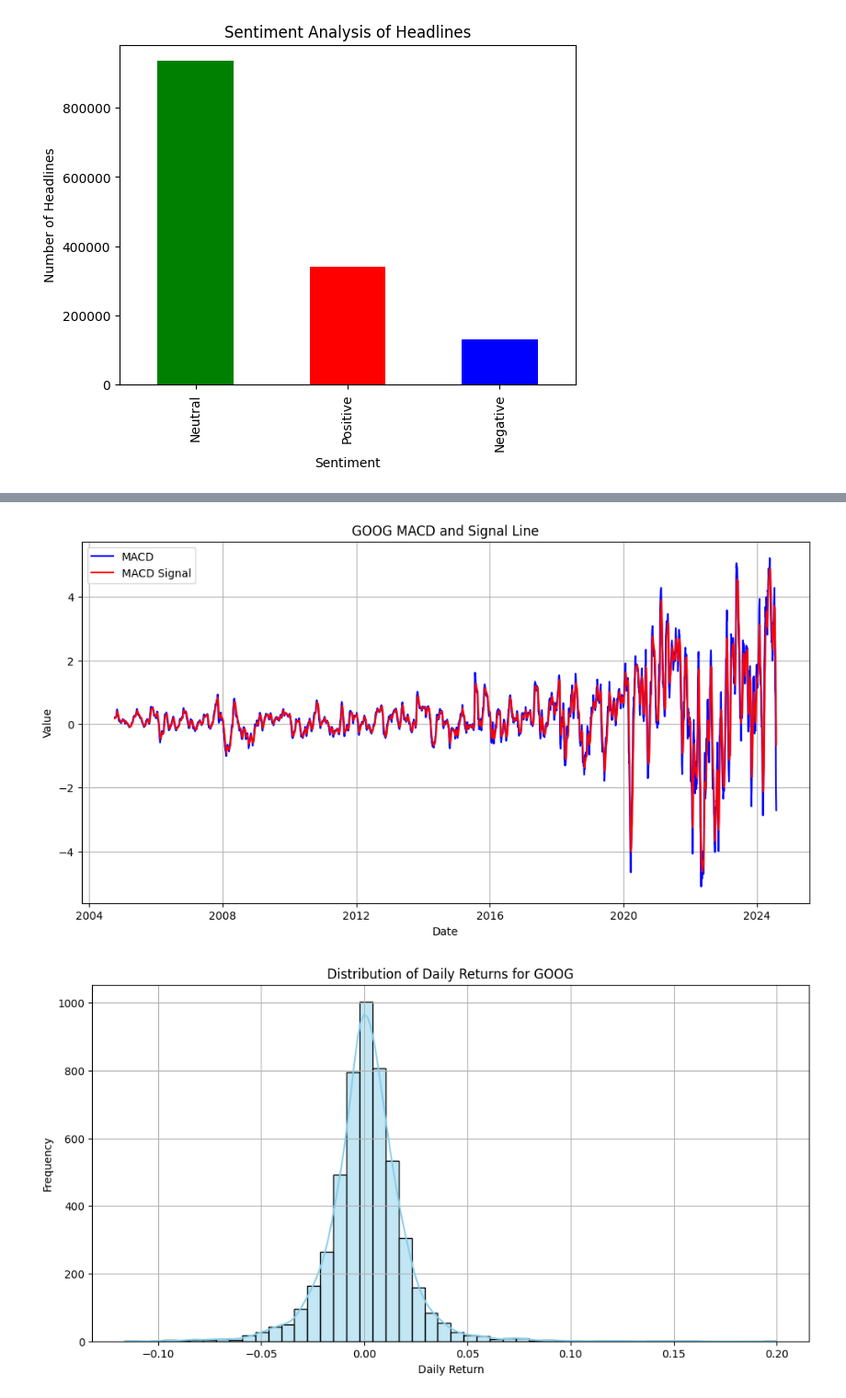
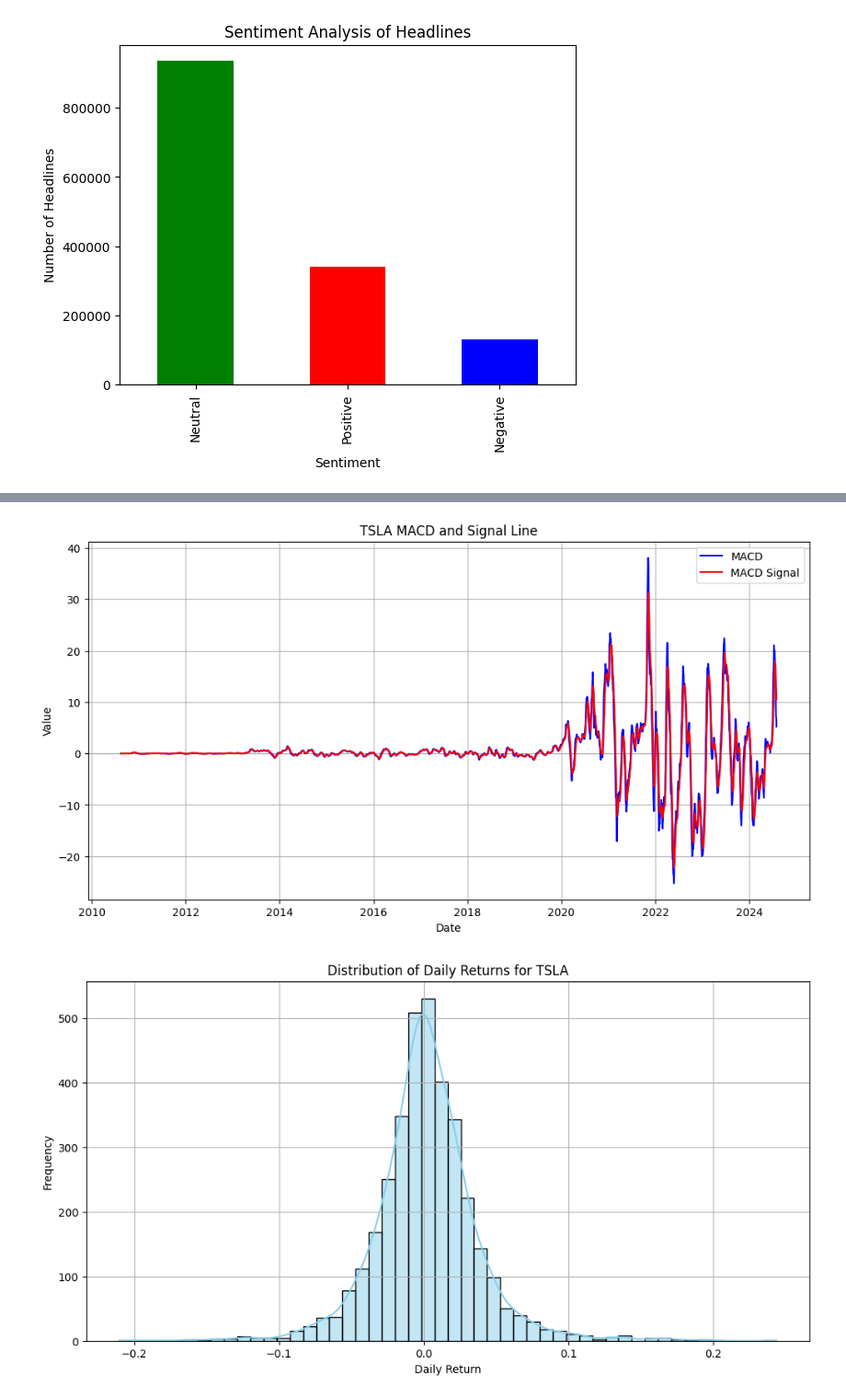
Before and after one commit to Lemlem-Tsifete/Tnx-acadamy-week-1, a Jupyter notebook: notebooks/analysis.ipynb, the cells around one changed output, grey strips where cells are left out. Shown: that part at 92% size. Cells and saved outputs as stored; diff of their text form; code cells hidden in the pictures.

```diff
--- a/notebooks/analysis.ipynb
+++ b/notebooks/analysis.ipynb
@@ -191,7 +178,7 @@ import seaborn as sns
 import matplotlib.pyplot as plt
 
 # Load the stock price data (make sure path is correct)
-stock_data_path = "../data/GOOG_historical_data.csv"
+stock_data_path = "../data/TSLA_historical_data.csv"
 df_stock = pd.read_csv(stock_data_path)
 
 # Convert the 'Date' column to datetime format
@@ -306,21 +293,21 @@ plt.show()
 plt.figure(figsize=(12, 6))
 plt.plot(df_stock['Date'], df_stock['MACD'], label='MACD', color='blue')
 plt.plot(df_stock['Date'], df_stock['MACD_signal'], label='MACD Signal', color='red')
-plt.title('GOOG MACD and Signal Line')
+plt.title('TSLA MACD and Signal Line')
 plt.xlabel('Date')
 plt.ylabel('Value')
 plt.legend()
 plt.grid()
 plt.show()
 # %% [output]
-[figure, old version]
+[figure, new version]
 # %%
 plt.figure(figsize=(12, 6))
 sns.histplot(df_stock['Daily_Return'].dropna(), bins=50, color='skyblue', kde=True)
-plt.title('Distribution of Daily Returns for GOOG')
+plt.title('Distribution of Daily Returns for TSLA')
 plt.xlabel('Daily Return')
 plt.ylabel('Frequency')
 plt.grid()
 plt.show()
 # %% [output]
-[figure, old version]
+[figure, new version]
```
Also changed, not shown: parts of 7 cells of this notebook, 1 other file.
